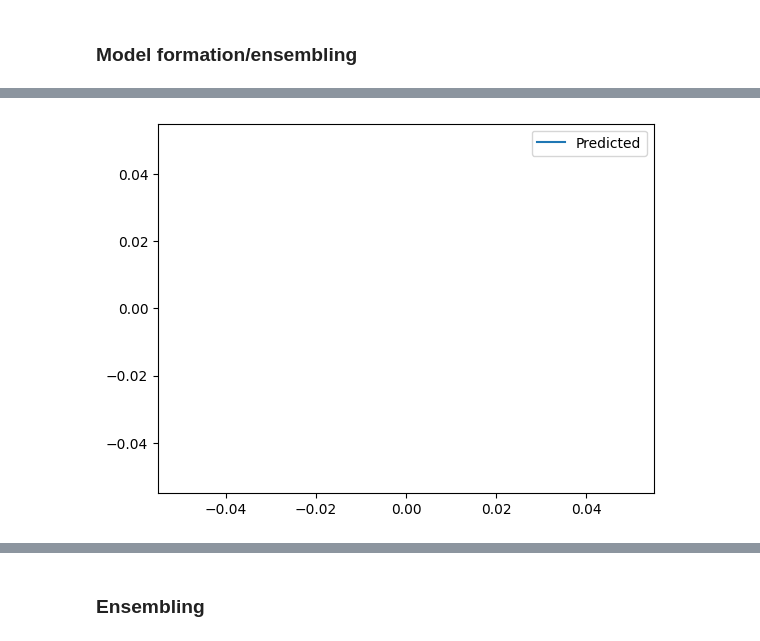
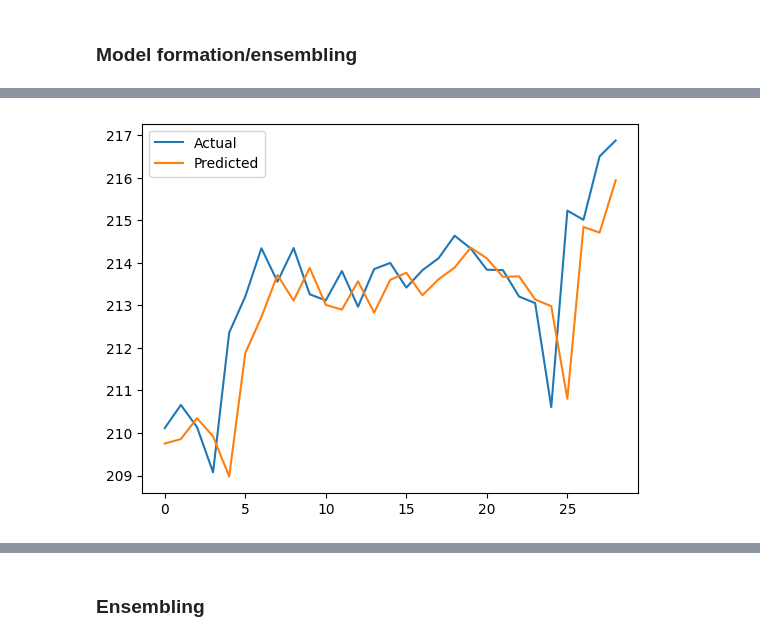
Before and after one commit to aidan-lew/junk-drawer, a Jupyter notebook: gpt_ml_fin_forcaster_integrator_.ipynb, the cells around one changed output, grey strips where cells are left out. Cells and saved outputs as stored; diff of their text form; code cells hidden in the pictures.

```diff
--- a/gpt_ml_fin_forcaster_integrator_.ipynb
+++ b/gpt_ml_fin_forcaster_integrator_.ipynb
@@ -1069,10 +1068,9 @@ def ensemble_sentiment_analysis(headlines, include_gpt):
     return ensemble_df
 
 ticker = 'AAPL'
-num_articles = 10
-headlines = scrape_news_headlines(ticker, num_articles)
+headlines = scrape_news_headlines(ticker)
 sentiments = ensemble_sentiment_analysis(headlines, include_gpt=False)
-sentiments.head()
+sentiments.tail()
 # %% [output]
 Some weights of RobertaForSequenceClassification were not initialized from the model checkpoint at roberta-base and are newly initialized: ['classifier.dense.bias', 'classifier.dense.weight', 'classif ...
 You should probably TRAIN this model on a down-stream task to be able to use it for predictions and inference.
@@ -1085,12 +1083,12 @@ You should probably TRAIN this model on a down-stream task to be able to use it
 # %% [markdown]
 ### Scrape & Sentiment Analysis Pipeline
 # %%
-def scrape_sentiment_ensemble_pipeline(ticker, num_articles, include_gpt,):
-  headlines = scrape_news_headlines(ticker, num_articles)
+def scrape_sentiment_ensemble_pipeline(ticker, include_gpt):
+  headlines = scrape_news_headlines(ticker)
   sentiments = ensemble_sentiment_analysis(headlines, include_gpt=include_gpt)
   return sentiments
 
-scrape_sentiment_ensemble_pipeline(ticker = 'AAPL', num_articles = 10, include_gpt=False)
+scrape_sentiment_ensemble_pipeline(ticker = 'AAPL', include_gpt=False)
 # %% [output]
 Some weights of RobertaForSequenceClassification were not initialized from the model checkpoint at roberta-base and are newly initialized: ['classifier.dense.bias', 'classifier.dense.weight', 'classif ...
 You should probably TRAIN this model on a down-stream task to be able to use it for predictions and inference.
@@ -1112,8 +1110,8 @@ You should probably TRAIN this model on a down-stream task to be able to use it
 # %%
 def get_numeric_data(ticker):
     # Define the ticker symbol and time period
-    period = "1mo"
-    interval = "5m"
+    period = "3mo" #must be one of ['1d', '5d', '1mo', '3mo', '6mo', '1y', '2y', '5y', '10y', 'ytd', 'max']"
+    interval = "1h"
 
     # Retrieve the historical market data
     data = yf.download(tickers=ticker, period=period, interval=interval)
@@ -1222,9 +1220,9 @@ def concat_numeric_sentiments(numeric_df, sentiments_df):
 
 ticker = 'AAPL'
 numeric_df = get_numeric_data(ticker)
-sentiments_df = scrape_sentiment_ensemble_pipeline(ticker = ticker, num_articles = 10, include_gpt=False)
+sentiments_df = scrape_sentiment_ensemble_pipeline(ticker = ticker, include_gpt=False)
 combined_df = concat_numeric_sentiments(numeric_df, sentiments_df)
-combined_df.head(2)
+combined_df.tail()
 # %% [output]
 [*********************100%%**********************]  1 of 1 completed
 Some weights of RobertaForSequenceClassification were not initialized from the model checkpoint at roberta-base and are newly initialized: ['classifier.dense.bias', 'classifier.dense.weight', 'classif ...
@@ -1414,7 +1482,6 @@ See the caveats in the documentation: https://pandas.pydata.org/pandas-docs/stab
 # %%
-#GRU
-def gru_forcast(combined_df):
-  # Load the data
+def train_gru_forcast(df):
+    # Load the data
   df = combined_df.copy()
   df.drop('headline', axis = 1, inplace = True)
 
@@ -1426,43 +1493,41 @@ def gru_forcast(combined_df):
   cols.insert(0, cols.pop(cols.index('Datetime')))
   df = df[cols]
 
-  # Create a new dataframe with only the relevant columns
-  relevant_cols = ['Open', 'High', 'Low', 'Close', 'Volume',
-                    'MA_50', 'MA_200', 'RSI',
-                  'ensemble_sentiment', 'ensemble_sentiment_std']
-  data_df = df[relevant_cols]
-
-  # Drop NaN values
-  #data_df.dropna(inplace=True) ##################can't deal with NaN values, it's in the technical indicators and "not enough" sentiments
+  # Create a new dataframe with only the 'Close' column
+  close_df = df[['Close']]
 
   # Scale the data
   scaler = MinMaxScaler(feature_range=(0,1))
-  scaled_data = scaler.fit_transform(data_df)
+  scaled_close = scaler.fit_transform(close_df)
 
   # Split the data into training and testing sets
-  train_size = int(len(scaled_data) * 0.8)
-  test_size = len(scaled_data) - train_size
-  train_data, test_data = scaled_data[0:train_size,:], scaled_data[train_size:len(scaled_data),:]
+  train_size = int(len(scaled_close) * 0.8)
+  test_size = len(scaled_close) - train_size
+  train_close, test_close = scaled_close[0:train_size], scaled_close[train_size:len(scaled_close)]
 
   # Convert the data into sequences
   def create_sequences(data, seq_len):
-      X, y = [], []
-      for i in range(len(data) - seq_len):
-          X.append(data[i:i+seq_len])
-          y.append(data[i+seq_len])
-      return np.array(X), np.array(y)
+    X, y = [], []
+    for i in range(len(data) - seq_len):
+        X.append(data[i:i+seq_len])  # Append the entire row
+        y.append(data[i+seq_len])  # Append the entire next row
+    return np.array(X), np.array(y)
 
   seq_len = 60
-  X_train, y_train = create_sequences(train_data, seq_len)
-  X_test, y_test = create_sequences(test_data, seq_len)
+  X_train, y_train = create_sequences(train_close, seq_len)
+  print("X_train shape:", X_train.shape)
+  print("y_train shape:", y_train.shape)
+  X_test, y_test = create_sequences(test_close, seq_len)
+  print("X_test shape:", X_test.shape)
+  print("y_test shape:", y_test.shape)
 
   # Reshape the data for GRU
-  X_train = X_train.reshape((X_train.shape[0], X_train.shape[1], X_train.shape[2]))
-  X_test = X_test.reshape((X_test.shape[0], X_test.shape[1], X_test.shape[2]))
+  X_train = X_train.reshape((X_train.shape[0], X_train.shape[1], 1))
+  X_test = X_test.reshape((X_test.shape[0], X_test.shape[1], 1))
 
   # Create the GRU model
   model = Sequential()
-  model.add(GRU(units=50, return_sequences=True, input_shape=(X_train.shape[1], X_train.shape[2])))
+  model.add(GRU(units=50, return_sequences=True, input_shape=(seq_len, 1)))
   model.add(Dropout(0.2))
   model.add(GRU(units=50, return_sequences=False))
   model.add(Dropout(0.2))
@@ -1471,18 +1536,29 @@ def gru_forcast(combined_df):
   # Compile the model
   model.compile(optimizer='adam', loss='mean_squared_error')
 
+
   # Train the model
-  model.fit(X_train, y_train, epochs=50, batch_size=32, validation_data=(X_test, y_test))
+  model.fit(X_train, y_train, epochs=200, batch_size=32, validation_data=(X_test, y_test), verbose=0)
+  model.save_weights('gru_model.h5')
 
   # Make predictions
   predictions = model.predict(X_test)
 
+  # Rescale the predictions
+  predictions_rescaled = scaler.inverse_transform(predictions)
+
+  # Rescale the actual values
+  y_test_rescaled = scaler.inverse_transform(y_test.reshape(-1, 1))
+
+  print("Predictions (rescaled):", predictions_rescaled)
+  print("Actual (rescaled):", y_test_rescaled)
+
   # Plot the results
-  #plt.plot(y_test, label='Actual')
-  plt.plot(predictions, label='Predicted')
+  plt.plot(y_test_rescaled, label='Actual')
+  plt.plot(predictions_rescaled, label='Predicted')
   plt.legend()
   plt.show()
 
 combined_df = concat_numeric_sentiments(numeric_df, sentiments_df)
-gru_forcast(combined_df)
+train_gru_forcast(combined_df)
 # %% [output]
@@ -1506 +1582 @@ Epoch 50/50
-[figure, old version]
+[figure, new version]
```
Also changed, not shown: parts of 27 cells of this notebook.
